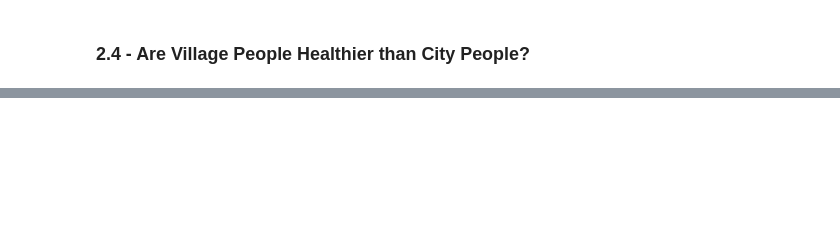
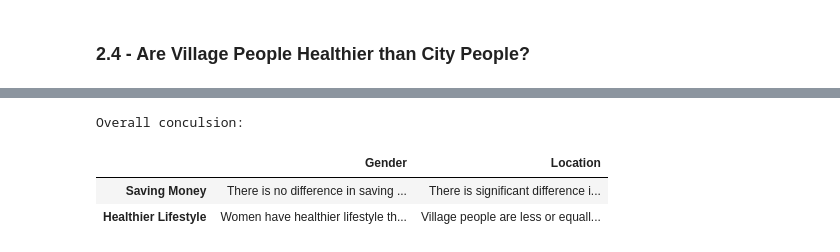
Before and after one commit to Asad-Raza/Course-Projects, a Jupyter notebook: Residency02/Statistics_Project_2.ipynb, the cells around one changed output, grey strips where cells are left out. Saved outputs shown, nothing was run; the diff lists cells and outputs as text; code cells hidden in the pictures; blank space fills up the shorter version.

```diff
--- a/Residency02/Statistics_Project_2.ipynb
+++ b/Residency02/Statistics_Project_2.ipynb
@@ -442,0 +536,11 @@ Conclusion : There is a significant difference in healthier lifestyle between ma
+# %%
+print("Overall conculsion: ")
+pd.options.display.max_colwidth = 100
+pd.DataFrame({"Gender" : ["There is no difference in saving money between male and female.", "Women have healthier lifestyle than men."],
+              "Location" : ["There is significant difference in saving money between people from city and village.", "Village people are less or equally healthy as city people."]
+             }, index = ["Saving Money", "Healthier Lifestyle"])
+# %% [output]
+Overall conculsion:
+|  | Gender | Location |
+| Saving Money | There is no difference in saving ... | There is significant difference i... |
+| Healthier Lifestyle | Women have healthier lifestyle th... | Village people are less or equall... |
```
Also changed, not shown: parts of 12 cells of this notebook.
